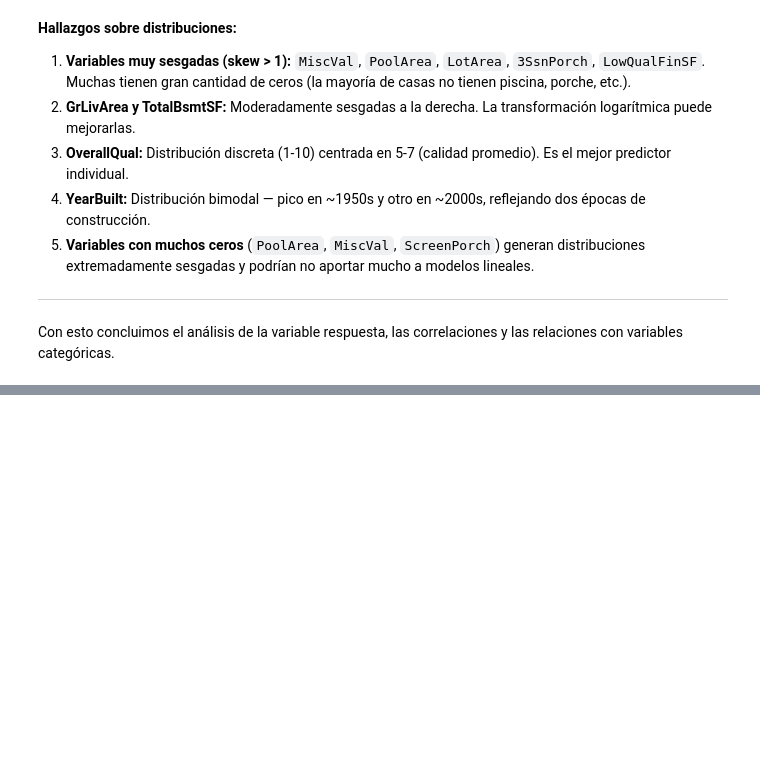
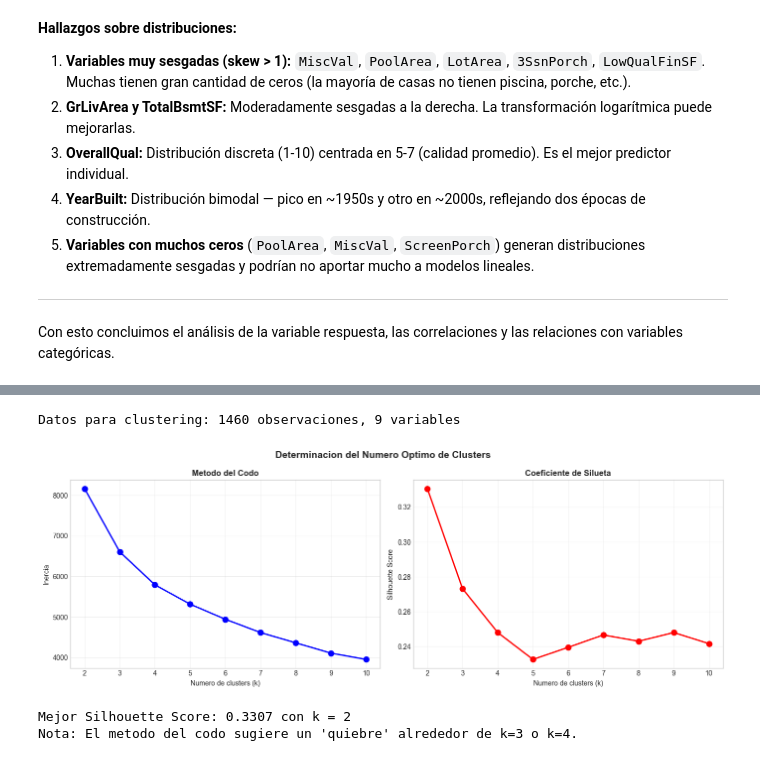
Before and after one commit to nicoCT04/Lab3MD, a Jupyter notebook: lab3.ipynb, the cells around one changed output, grey strips where cells are left out. Cells and saved outputs as stored; diff of their text form; code cells hidden in the pictures; blank space fills up the shorter version.

```diff
--- a/lab3.ipynb
+++ b/lab3.ipynb
@@ -491,0 +577,57 @@ Con esto concluimos el análisis de la variable respuesta, las correlaciones y l
+# %%
+from sklearn.preprocessing import StandardScaler
+from sklearn.cluster import KMeans
+from sklearn.metrics import silhouette_score
+
+# Variables seleccionadas para clustering
+CLUSTER_FEATURES = [
+    'OverallQual', 'GrLivArea', 'GarageCars', 'GarageArea',
+    'TotalBsmtSF', '1stFlrSF', 'FullBath', 'YearBuilt', 'SalePrice'
+]
+
+# Preparar datos: eliminar filas con NaN en las columnas seleccionadas
+cluster_data = train[CLUSTER_FEATURES].dropna()
+scaler = StandardScaler()
+cluster_scaled = scaler.fit_transform(cluster_data)
+
+print(f"Datos para clustering: {cluster_data.shape[0]} observaciones, {cluster_data.shape[1]} variables")
+
+# Evaluar K de 2 a 10
+K_RANGE = range(2, 11)
+inertias = []
+silhouettes = []
+
+for k in K_RANGE:
+    km = KMeans(n_clusters=k, random_state=42, n_init=10)
+    labels = km.fit_predict(cluster_scaled)
+    inertias.append(km.inertia_)
+    silhouettes.append(silhouette_score(cluster_scaled, labels))
+
+# Graficar metodo del codo y silueta
+fig, axes = plt.subplots(1, 2, figsize=(14, 5))
+
+axes[0].plot(K_RANGE, inertias, 'bo-', lw=2, markersize=8)
+axes[0].set_title('Metodo del Codo', fontsize=12, fontweight='bold')
+axes[0].set_xlabel('Numero de clusters (k)')
+axes[0].set_ylabel('Inercia')
+axes[0].grid(True, alpha=0.3)
+
+axes[1].plot(K_RANGE, silhouettes, 'ro-', lw=2, markersize=8)
+axes[1].set_title('Coeficiente de Silueta', fontsize=12, fontweight='bold')
+axes[1].set_xlabel('Numero de clusters (k)')
+axes[1].set_ylabel('Silhouette Score')
+axes[1].grid(True, alpha=0.3)
+
+plt.suptitle('Determinacion del Numero Optimo de Clusters',
+             fontsize=14, fontweight='bold')
+plt.tight_layout()
+plt.show()
+
+best_k = K_RANGE[np.argmax(silhouettes)]
+print(f"\nMejor Silhouette Score: {max(silhouettes):.4f} con k = {best_k}")
+print("Nota: El metodo del codo sugiere un 'quiebre' alrededor de k=3 o k=4.")
+# %% [output]
+Datos para clustering: 1460 observaciones, 9 variables
+[figure, added]
+Mejor Silhouette Score: 0.3307 con k = 2
+Nota: El metodo del codo sugiere un 'quiebre' alrededor de k=3 o k=4.
```
Also changed, not shown: parts of 15 cells of this notebook.
